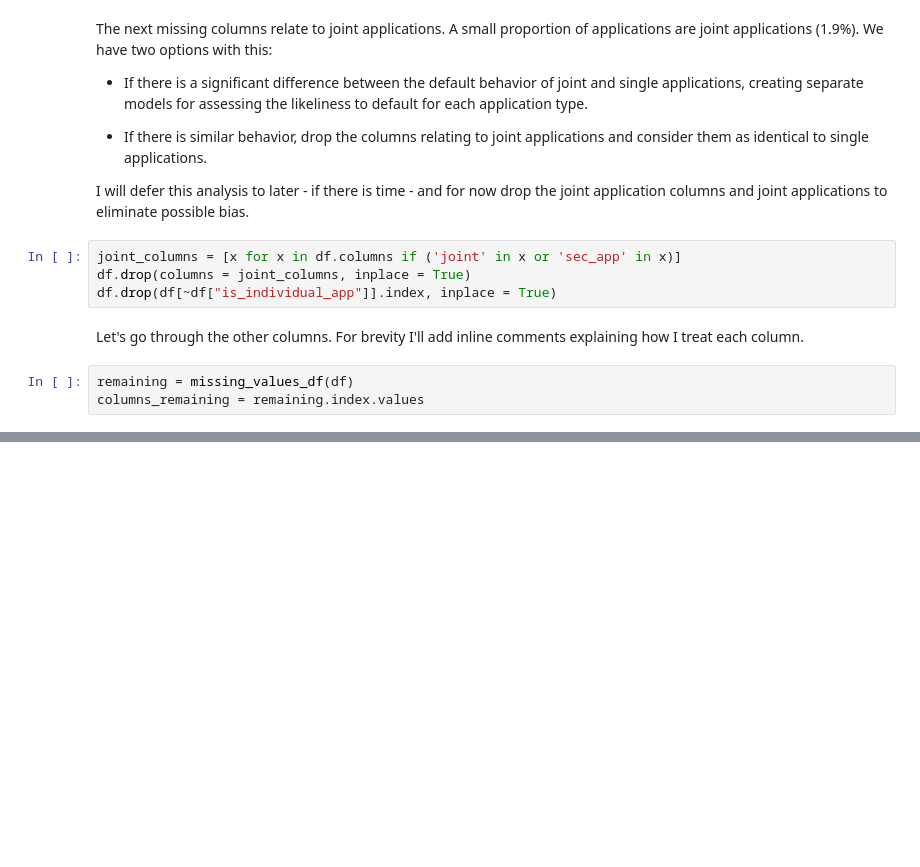
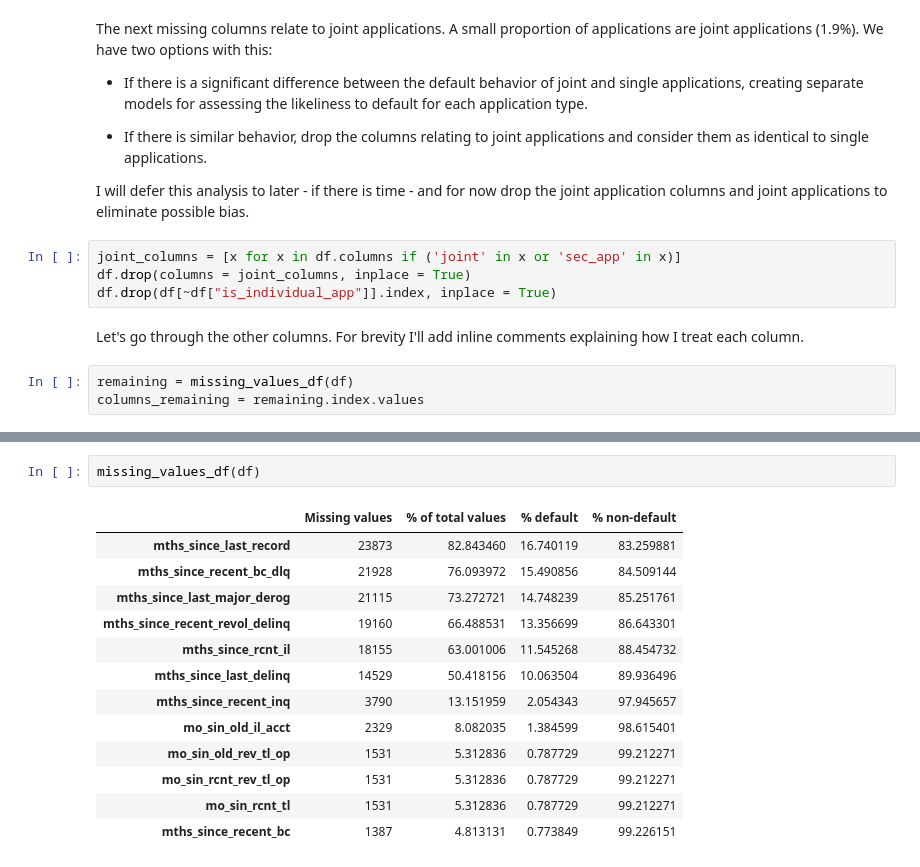
Before and after one commit to andmikey/lendingclub-analysis, a Jupyter notebook: notebooks/exploratory/190912-mandrejc-explore-data.ipynb, the cells around one changed output, grey strips where cells are left out. Drawn from its saved outputs; the diff is of its cells as text; blank space fills up the shorter version.

```diff
--- a/notebooks/exploratory/190912-mandrejc-explore-data.ipynb
+++ b/notebooks/exploratory/190912-mandrejc-explore-data.ipynb
@@ -559,0 +586,16 @@ df.drop(columns = cols_to_drop, inplace = True, errors = 'ignore')
+# %%
+missing_values_df(df)
+# %% [output]
+|  | Missing values | % of total values | % default | % non-default |
+| mths_since_last_record | 23873 | 82.843460 | 16.740119 | 83.259881 |
+| mths_since_recent_bc_dlq | 21928 | 76.093972 | 15.490856 | 84.509144 |
+| mths_since_last_major_derog | 21115 | 73.272721 | 14.748239 | 85.251761 |
+| mths_since_recent_revol_delinq | 19160 | 66.488531 | 13.356699 | 86.643301 |
+| mths_since_rcnt_il | 18155 | 63.001006 | 11.545268 | 88.454732 |
+| mths_since_last_delinq | 14529 | 50.418156 | 10.063504 | 89.936496 |
+| mths_since_recent_inq | 3790 | 13.151959 | 2.054343 | 97.945657 |
+| mo_sin_old_il_acct | 2329 | 8.082035 | 1.384599 | 98.615401 |
+| mo_sin_old_rev_tl_op | 1531 | 5.312836 | 0.787729 | 99.212271 |
+| mo_sin_rcnt_rev_tl_op | 1531 | 5.312836 | 0.787729 | 99.212271 |
+| mo_sin_rcnt_tl | 1531 | 5.312836 | 0.787729 | 99.212271 |
+| mths_since_recent_bc | 1387 | 4.813131 | 0.773849 | 99.226151 |
```
Also changed, not shown: parts of 13 cells of this notebook.
